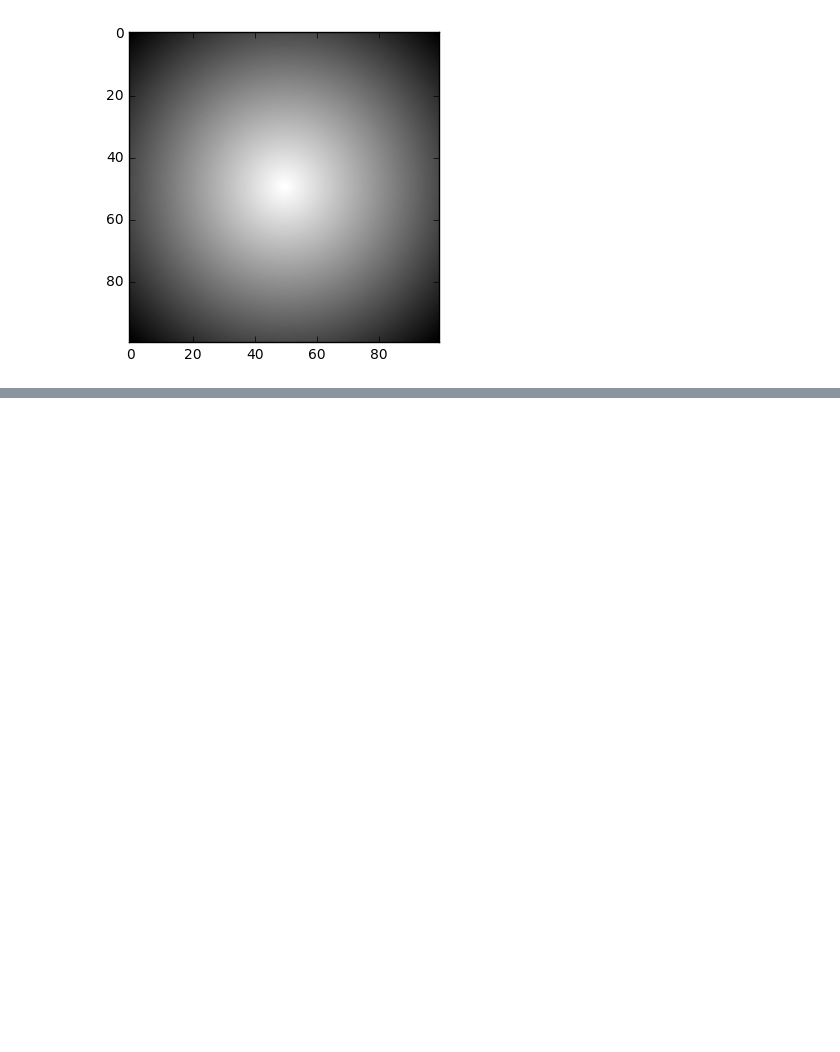
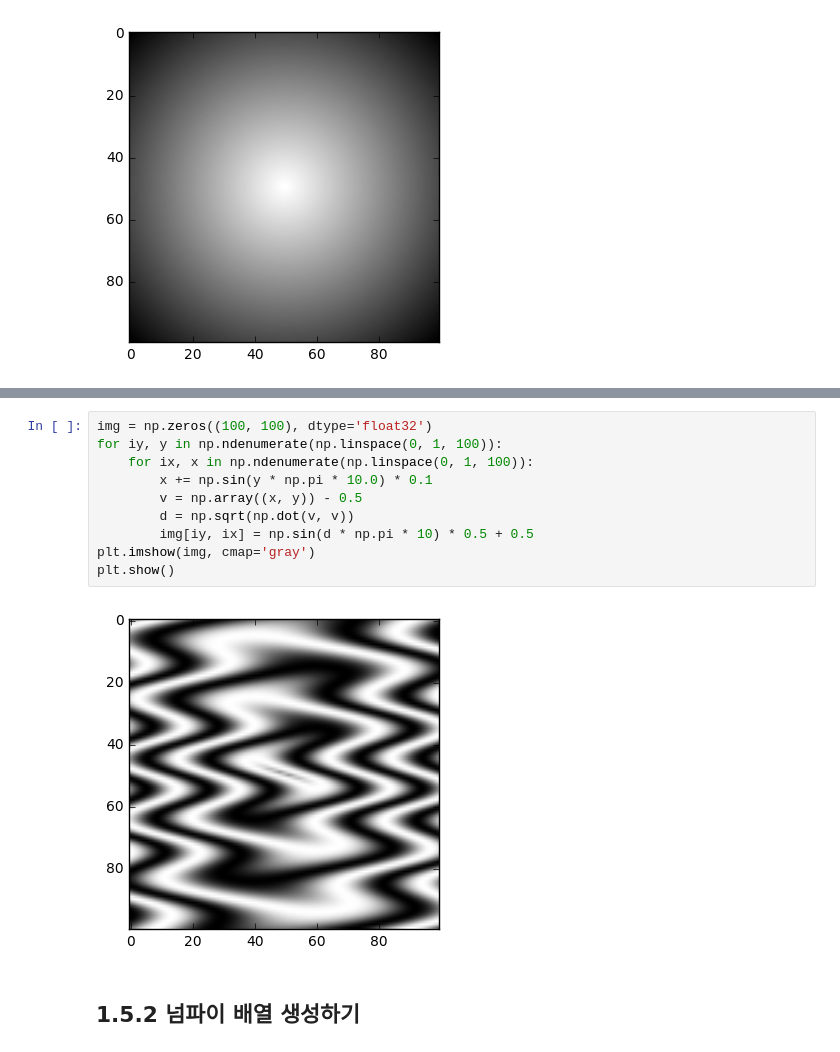
Before and after one commit to anteaterho/DeppLearningFormScratch, a Jupyter notebook: Chapter1_Hello Python.ipynb, the cells around one changed output, grey strips where cells are left out. Cells and saved outputs as stored; diff of their text form; blank space fills up the shorter version.

```diff
--- a/Chapter1_Hello Python.ipynb
+++ b/Chapter1_Hello Python.ipynb
@@ -142,0 +175,14 @@ plt.show()
+# %%
+img = np.zeros((100, 100), dtype='float32')
+for iy, y in np.ndenumerate(np.linspace(0, 1, 100)):
+    for ix, x in np.ndenumerate(np.linspace(0, 1, 100)):
+        x += np.sin(y * np.pi * 10.0) * 0.1
+        v = np.array((x, y)) - 0.5
+        d = np.sqrt(np.dot(v, v))
+        img[iy, ix] = np.sin(d * np.pi * 10) * 0.5 + 0.5
+plt.imshow(img, cmap='gray')
+plt.show()
+# %% [output]
+[figure, added]
+# %% [markdown]
+## 1.5.2 넘파이 배열 생성하기
```
Also changed, not shown: parts of 14 cells of this notebook.
